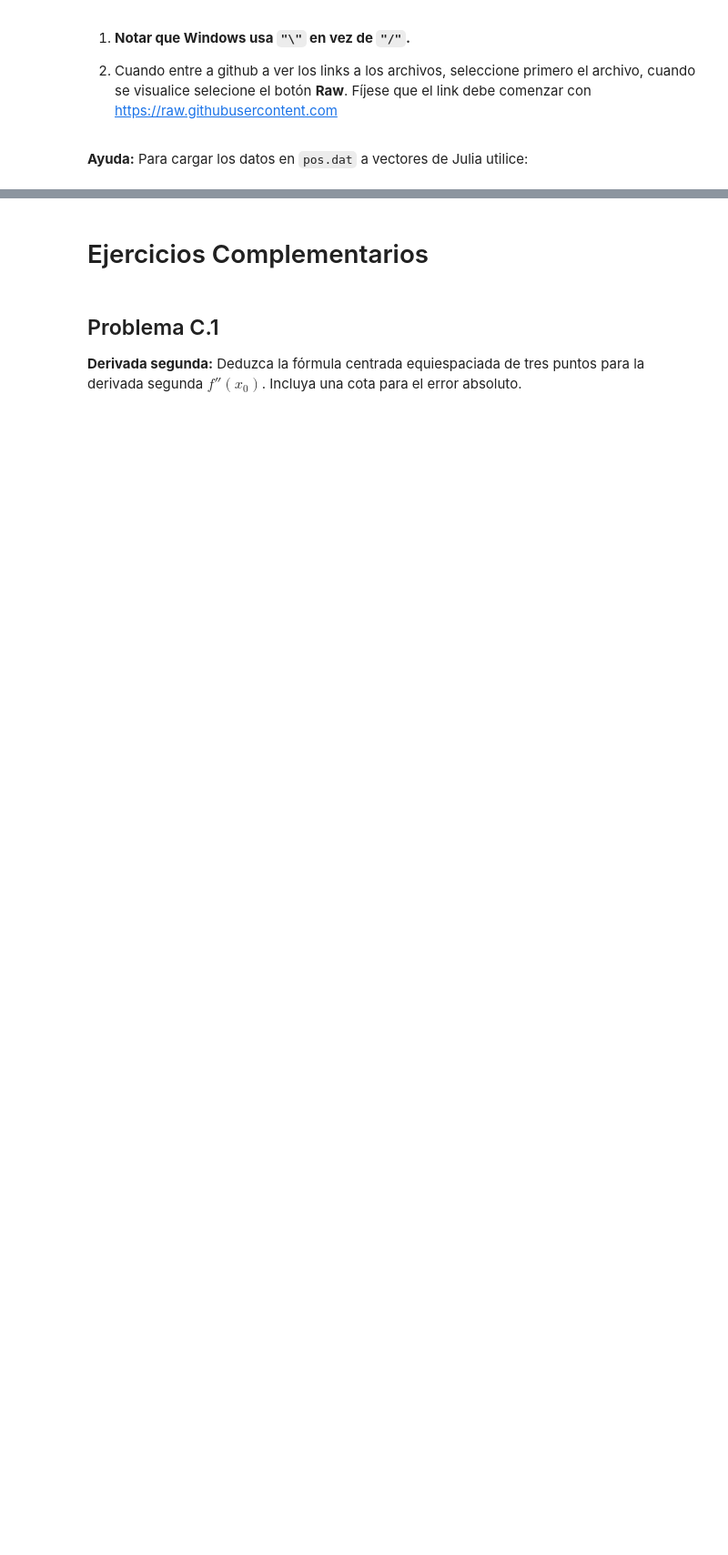
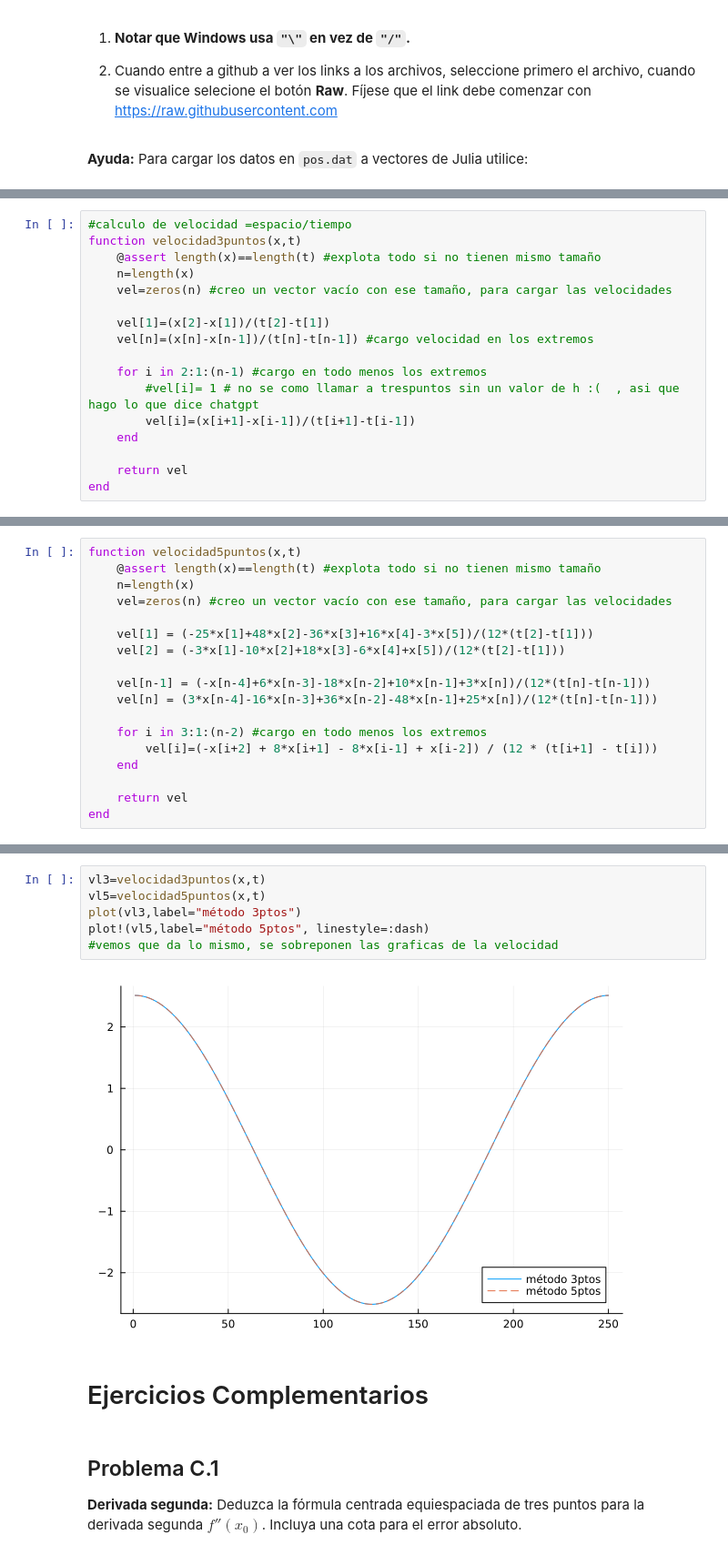
Before and after one commit to Chezar2/metodos-numericos, a Jupyter notebook: guia5-cesar.ipynb, the cells around one changed output, grey strips where cells are left out. Shown at 91% size. Saved outputs shown, nothing was run; the diff lists cells and outputs as text; blank space fills up the shorter version.

Commit message:
terminado el punto 4
no estoy seguro que este bien, porque me base en chatgpt para calcular las velocidades, porque no se me ocurria como usar las func que ya habia hecho

```diff
--- a/guia5-cesar.ipynb
+++ b/guia5-cesar.ipynb
@@ -177,0 +178,17 @@ end
+# %%
+#calculo de velocidad =espacio/tiempo
+function velocidad3puntos(x,t)
+    @assert length(x)==length(t) #explota todo si no tienen mismo tamaño
+    n=length(x)
+    vel=zeros(n) #creo un vector vacío con ese tamaño, para cargar las velocidades
+
+    vel[1]=(x[2]-x[1])/(t[2]-t[1])
+    vel[n]=(x[n]-x[n-1])/(t[n]-t[n-1]) #cargo velocidad en los extremos
+
+    for i in 2:1:(n-1) #cargo en todo menos los extremos
+        #vel[i]= 1 # no se como llamar a trespuntos sin un valor de h :(  , asi que hago lo que dice chatgpt
+        vel[i]=(x[i+1]-x[i-1])/(t[i+1]-t[i-1])
+    end
+
+    return vel
+end
@@ -177,0 +197,18 @@ end
+# %%
+function velocidad5puntos(x,t)
+    @assert length(x)==length(t) #explota todo si no tienen mismo tamaño
+    n=length(x)
+    vel=zeros(n) #creo un vector vacío con ese tamaño, para cargar las velocidades
+
+    vel[1] = (-25*x[1]+48*x[2]-36*x[3]+16*x[4]-3*x[5])/(12*(t[2]-t[1]))
+    vel[2] = (-3*x[1]-10*x[2]+18*x[3]-6*x[4]+x[5])/(12*(t[2]-t[1]))
+
+    vel[n-1] = (-x[n-4]+6*x[n-3]-18*x[n-2]+10*x[n-1]+3*x[n])/(12*(t[n]-t[n-1]))
+    vel[n] = (3*x[n-4]-16*x[n-3]+36*x[n-2]-48*x[n-1]+25*x[n])/(12*(t[n]-t[n-1]))
+
+    for i in 3:1:(n-2) #cargo en todo menos los extremos
+        vel[i]=(-x[i+2] + 8*x[i+1] - 8*x[i-1] + x[i-2]) / (12 * (t[i+1] - t[i]))
+    end
+
+    return vel
+end
@@ -178,3 +217,11 @@ end
+# %%
+vl3=velocidad3puntos(x,t)
+vl5=velocidad5puntos(x,t)
+plot(vl3,label="método 3ptos")
+plot!(vl5,label="método 5ptos", linestyle=:dash)
+#vemos que da lo mismo, se sobreponen las graficas de la velocidad
+# %% [output]
+[figure, added]
 # %% [markdown]
 # Ejercicios Complementarios
 # %% [markdown]
```
Also changed, not shown: parts of 6 cells of this notebook, 1 other file.
